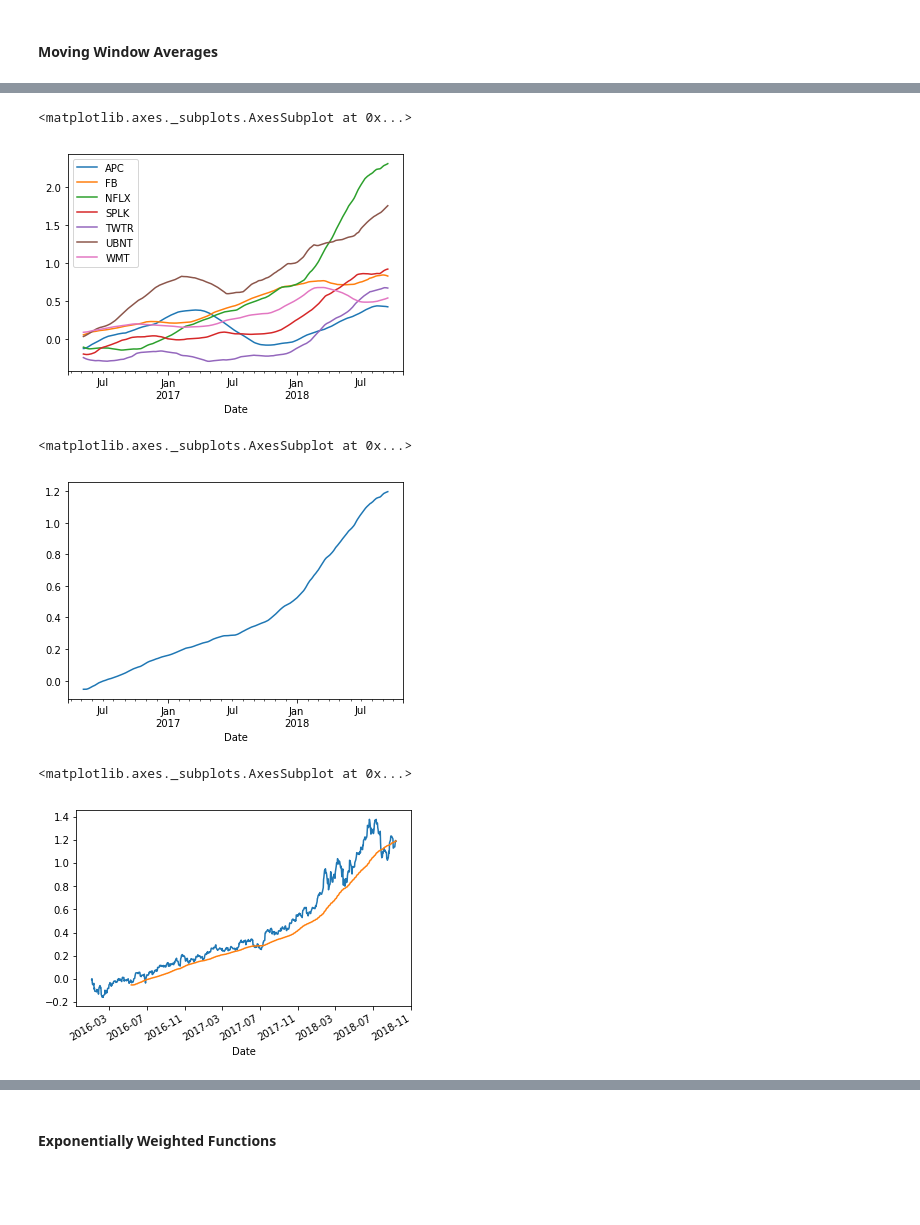
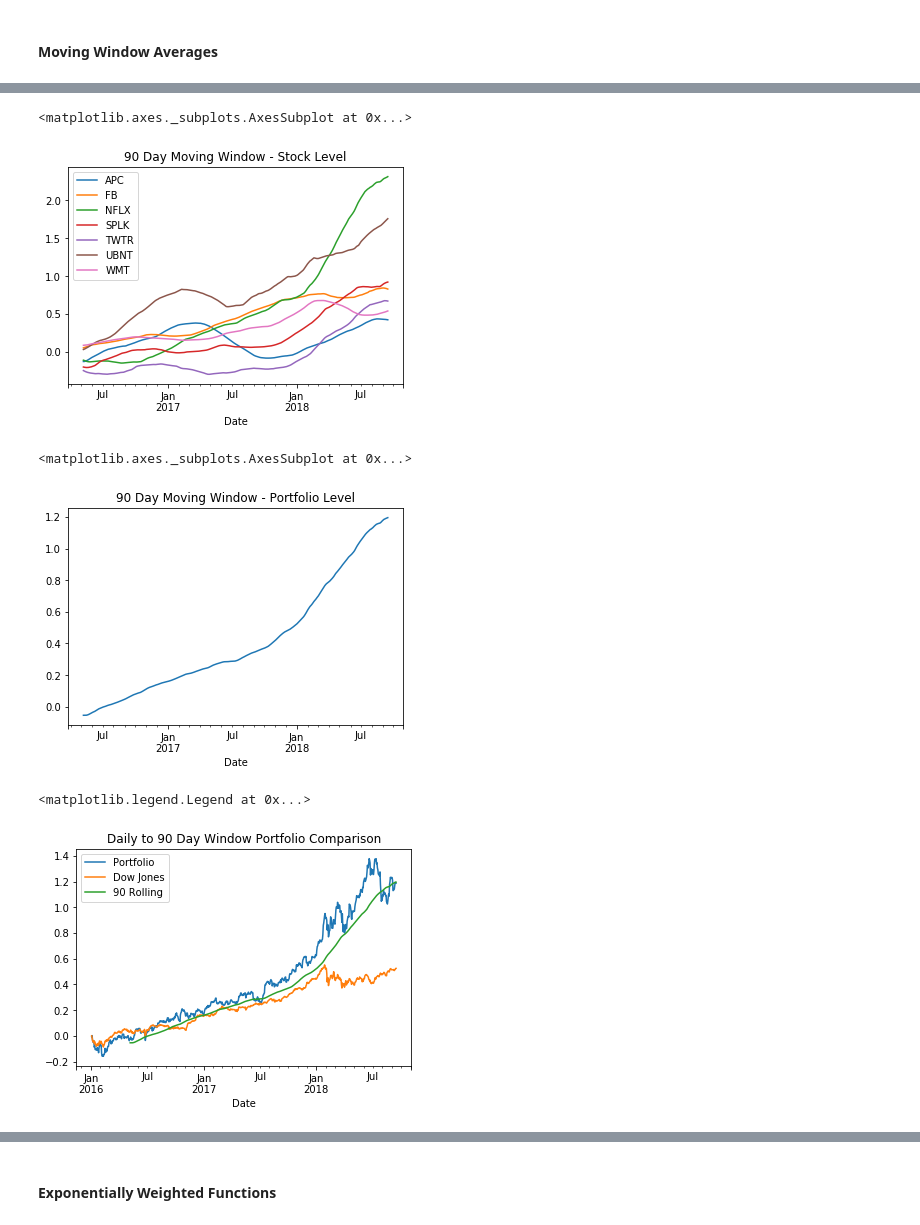
Before and after one commit to georgesturrock/7333_CS4, a Jupyter notebook: SignalFrontier.ipynb, the cells around one changed output, grey strips where cells are left out. Saved outputs shown, nothing was run; the diff lists cells and outputs as text; code cells hidden in the pictures; blank space fills up the shorter version.

```diff
--- a/SignalFrontier.ipynb
+++ b/SignalFrontier.ipynb
@@ -152,19 +197,20 @@ Cummulative Return for the Portfolio
 # %%
 #90 Day Rolling Moving Window Average
-((1 + rets).cumprod() - 1).rolling(90).mean().plot()
+((1 + rets).cumprod() - 1).rolling(90).mean().plot(title="90 Day Moving Window - Stock Level")
 # %% [output]
 <matplotlib.axes._subplots.AxesSubplot at 0x...>
-[figure, old version]
+[figure, new version]
 # %%
 #90 Day Rolling Moving Widow Average for the Portfolio
-((1 + pxTotRet).cumprod() - 1).rolling(90).mean().plot()
+((1 + pxTotRet).cumprod() - 1).rolling(90).mean().plot(title="90 Day Moving Window - Portfolio Level")
 # %% [output]
 <matplotlib.axes._subplots.AxesSubplot at 0x...>
-[figure, old version]
+[figure, new version]
 # %%
 #Daily Portfolio to 90 Day Rolling Window Average
-((1 + pxTotRet).cumprod() - 1).plot()
-((1 + pxTotRet).cumprod() - 1).rolling(90).mean().plot()
+((1 + pxTotRet).cumprod() - 1).plot(label="Portfolio")
+((1 + djiRets).cumprod() - 1).plot(label="Dow Jones")
+((1 + pxTotRet).cumprod() - 1).rolling(90).mean().plot(title="Daily to 90 Day Window Portfolio Comparison", label="90 Rolling").legend()
 # %% [output]
-<matplotlib.axes._subplots.AxesSubplot at 0x...>
+<matplotlib.legend.Legend at 0x...>
-[figure, old version]
+[figure, new version]
```
Also changed, not shown: parts of 31 cells of this notebook.
